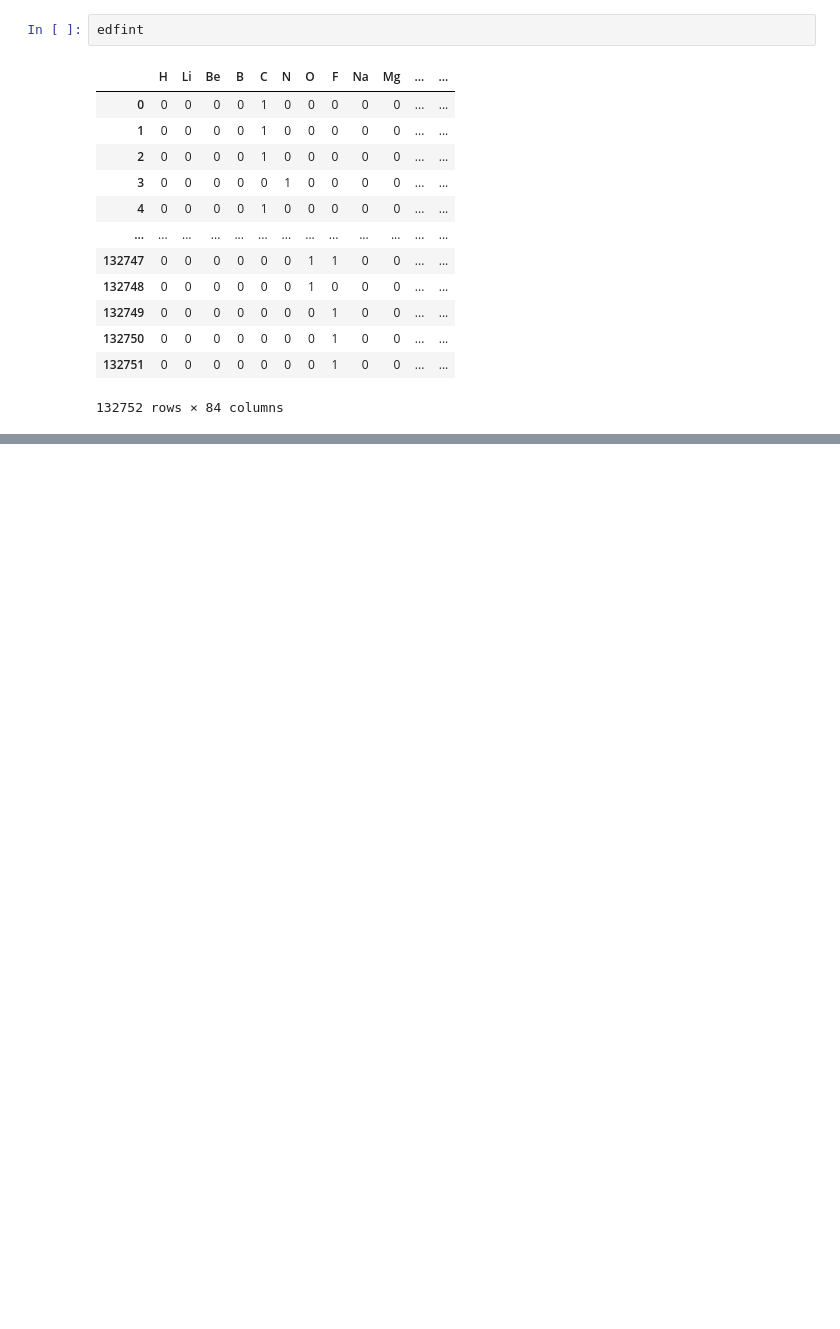
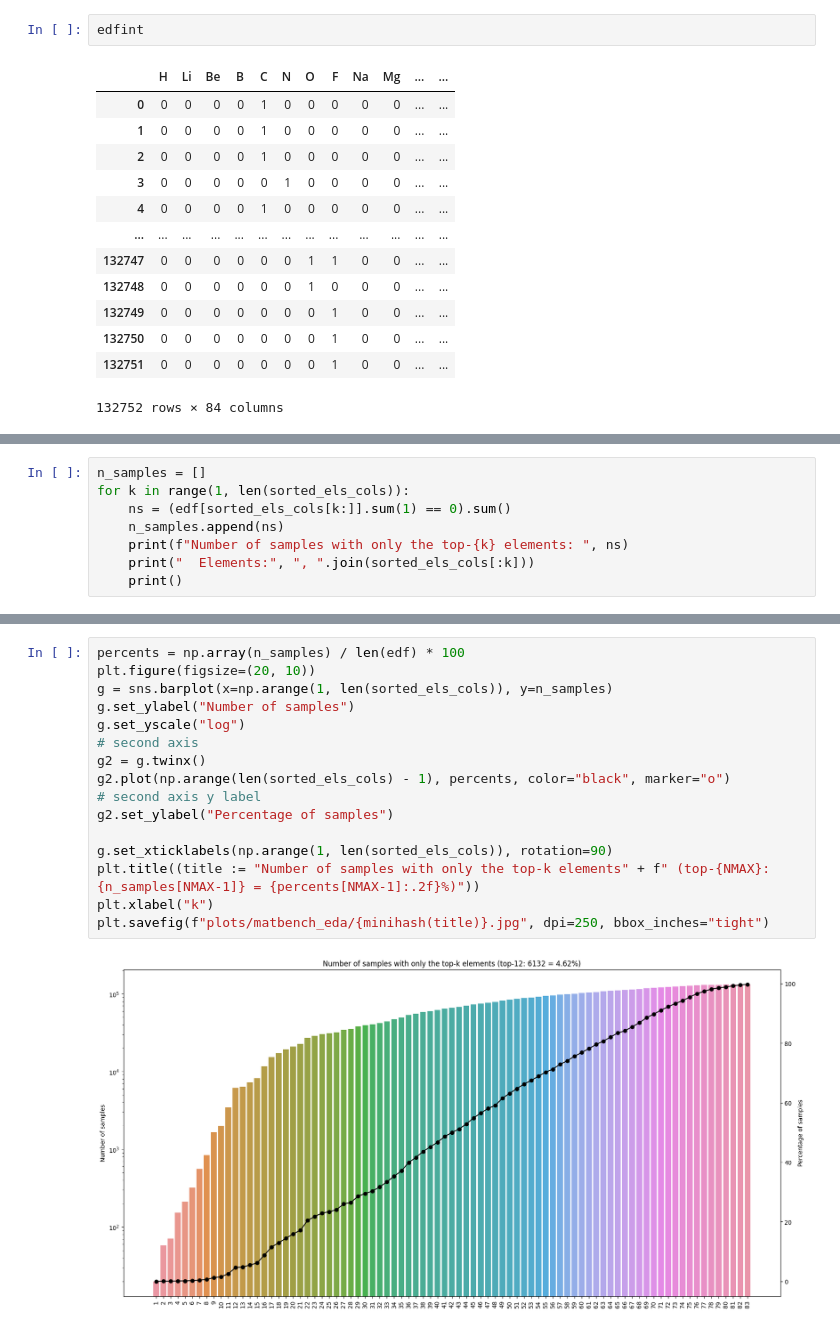
Before and after one commit to sh-divya/ActiveLearningMaterials, a Jupyter notebook: notebooks/matbench_eda.ipynb, the cells around one changed output, grey strips where cells are left out. Saved outputs shown, nothing was run; the diff lists cells and outputs as text; blank space fills up the shorter version.

```diff
--- a/notebooks/matbench_eda.ipynb
+++ b/notebooks/matbench_eda.ipynb
@@ -276,0 +318,8 @@ edfint
+# %%
+n_samples = []
+for k in range(1, len(sorted_els_cols)):
+    ns = (edf[sorted_els_cols[k:]].sum(1) == 0).sum()
+    n_samples.append(ns)
+    print(f"Number of samples with only the top-{k} elements: ", ns)
+    print("  Elements:", ", ".join(sorted_els_cols[:k]))
+    print()
@@ -276,0 +344,18 @@ edfint
+# %%
+percents = np.array(n_samples) / len(edf) * 100
+plt.figure(figsize=(20, 10))
+g = sns.barplot(x=np.arange(1, len(sorted_els_cols)), y=n_samples)
+g.set_ylabel("Number of samples")
+g.set_yscale("log")
+# second axis
+g2 = g.twinx()
+g2.plot(np.arange(len(sorted_els_cols) - 1), percents, color="black", marker="o")
+# second axis y label
+g2.set_ylabel("Percentage of samples")
+
+g.set_xticklabels(np.arange(1, len(sorted_els_cols)), rotation=90)
+plt.title((title := "Number of samples with only the top-k elements" + f" (top-{NMAX}: {n_samples[NMAX-1]} = {percents[NMAX-1]:.2f}%)"))
+plt.xlabel("k")
+plt.savefig(f"plots/matbench_eda/{minihash(title)}.jpg", dpi=250, bbox_inches="tight")
+# %% [output]
+[figure, added]
```
Also changed, not shown: parts of 11 cells of this notebook, 3 other files.
